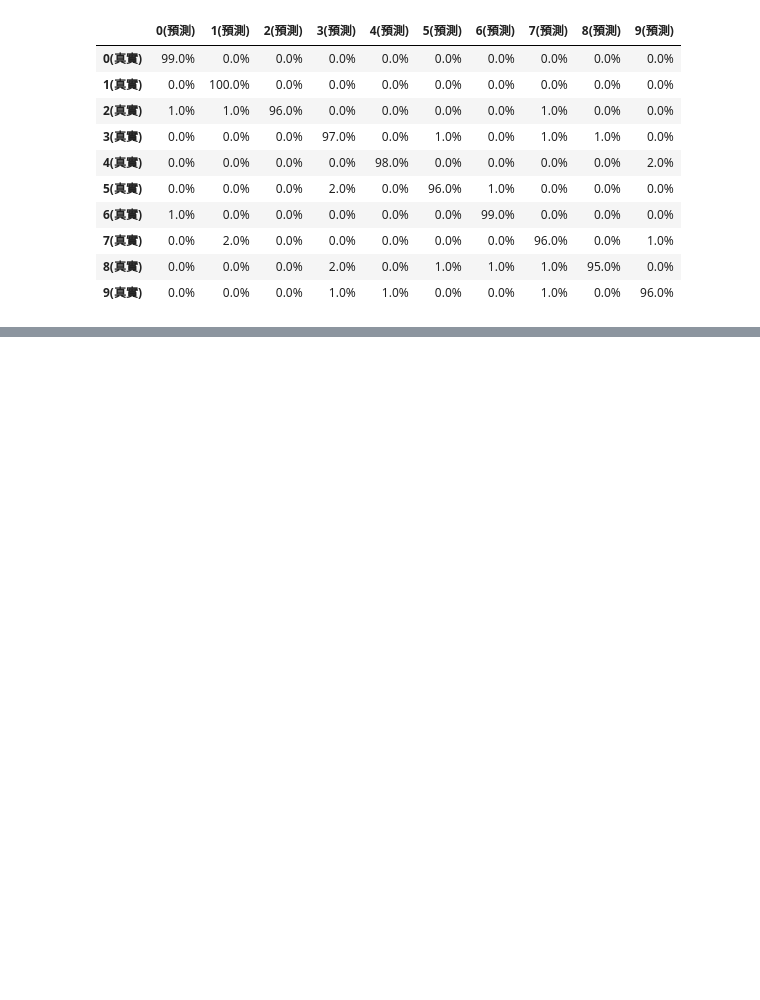
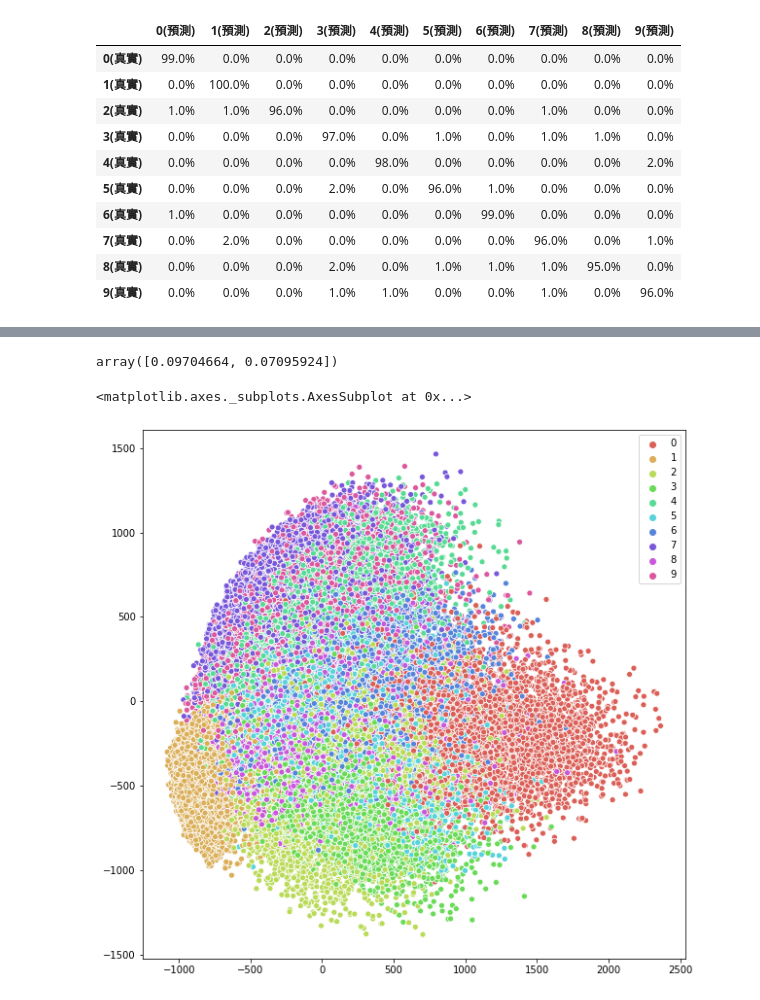
Before and after one commit to Elwing-Chou/MLDemo1216, a Jupyter notebook: pca.ipynb, the cells around one changed output, grey strips where cells are left out. Drawn from its saved outputs; the diff is of its cells as text; code cells hidden in the pictures; blank space fills up the shorter version.

```diff
--- a/pca.ipynb
+++ b/pca.ipynb
@@ -229,3 +229,7 @@ pd.DataFrame(result,
 | 7(真實) | 0.0% | 2.0% | 0.0% | 0.0% | 0.0% | 0.0% | 0.0% | 96.0% | 0.0% | 1.0% |
 | 8(真實) | 0.0% | 0.0% | 0.0% | 2.0% | 0.0% | 1.0% | 1.0% | 1.0% | 95.0% | 0.0% |
 | 9(真實) | 0.0% | 0.0% | 0.0% | 1.0% | 1.0% | 0.0% | 0.0% | 1.0% | 0.0% | 96.0% |
+# %%
+draw = PCA(n_components=2)
+x_train_draw = draw.fit_transform(x_train_reshape)
+x_train_draw
@@ -231,0 +244,17 @@ pd.DataFrame(result,
+# %%
+draw.explained_variance_ratio_
+# %% [output]
+array([0.09704664, 0.07095924])
+# %%
+import seaborn as sns
+scaler = MinMaxScaler()
+x_train_draw_norm = scaler.fit_transform(x_train_draw)
+# x = [d[0] for d in x_train_draw]
+# y = [d[1] for d in x_train_draw]
+x = x_train_draw[:, 0]
+y = x_train_draw[:, 1]
+plt.figure(figsize=(10, 10))
+sns.scatterplot(x, y, hue=y_train, palette=sns.color_palette("hls", 10))
+# %% [output]
+<matplotlib.axes._subplots.AxesSubplot at 0x...>
+[figure, added]
```
Also changed, not shown: parts of 2 cells of this notebook.
